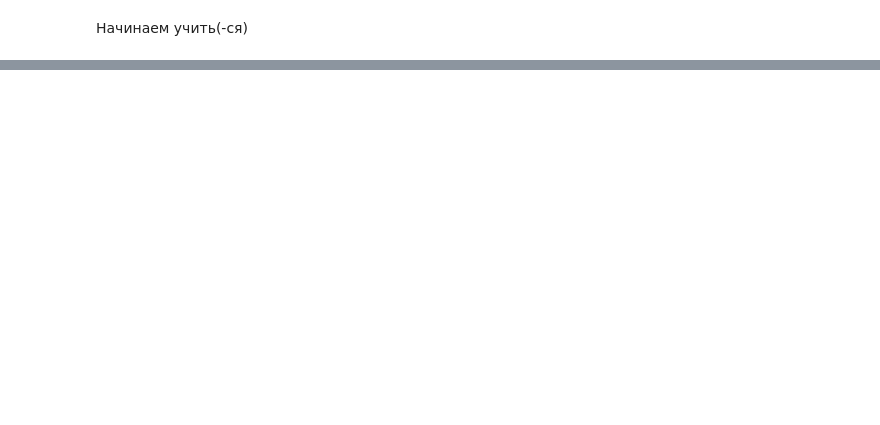
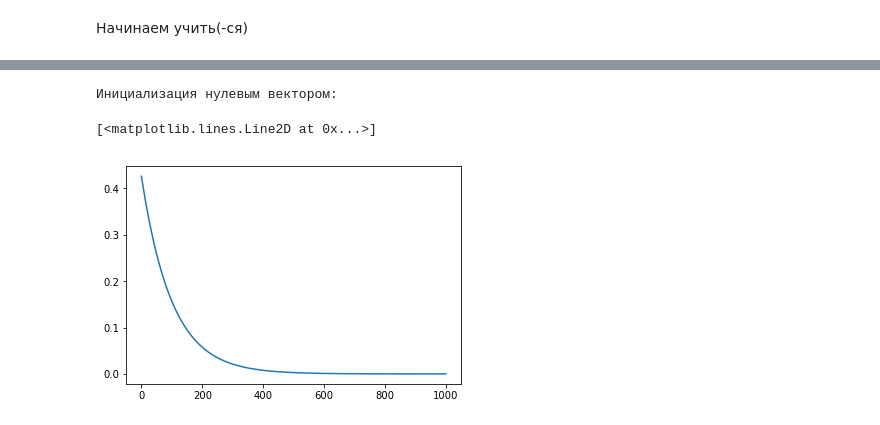
Before and after one commit to muchiNoChi/uberAnalysis, a Jupyter notebook: Copy of Uber pickups.ipynb, the cells around one changed output, grey strips where cells are left out. Cells and saved outputs as stored; diff of their text form; code cells hidden in the pictures; blank space fills up the shorter version.

```diff
--- a/Copy of Uber pickups.ipynb
+++ b/Copy of Uber pickups.ipynb
@@ -232,0 +321,8 @@ best_clfs
+# %%
+print("Инициализация нулевым вектором:")
+theta, qual = gradientDescent(X, Y, np.zeros(n), 0.005, 1000)
+plt.plot(range(0, len(qual)), qual)
+# %% [output]
+Инициализация нулевым вектором:
+[<matplotlib.lines.Line2D at 0x...>]
+[figure, added]
```
Also changed, not shown: parts of 23 cells of this notebook.
